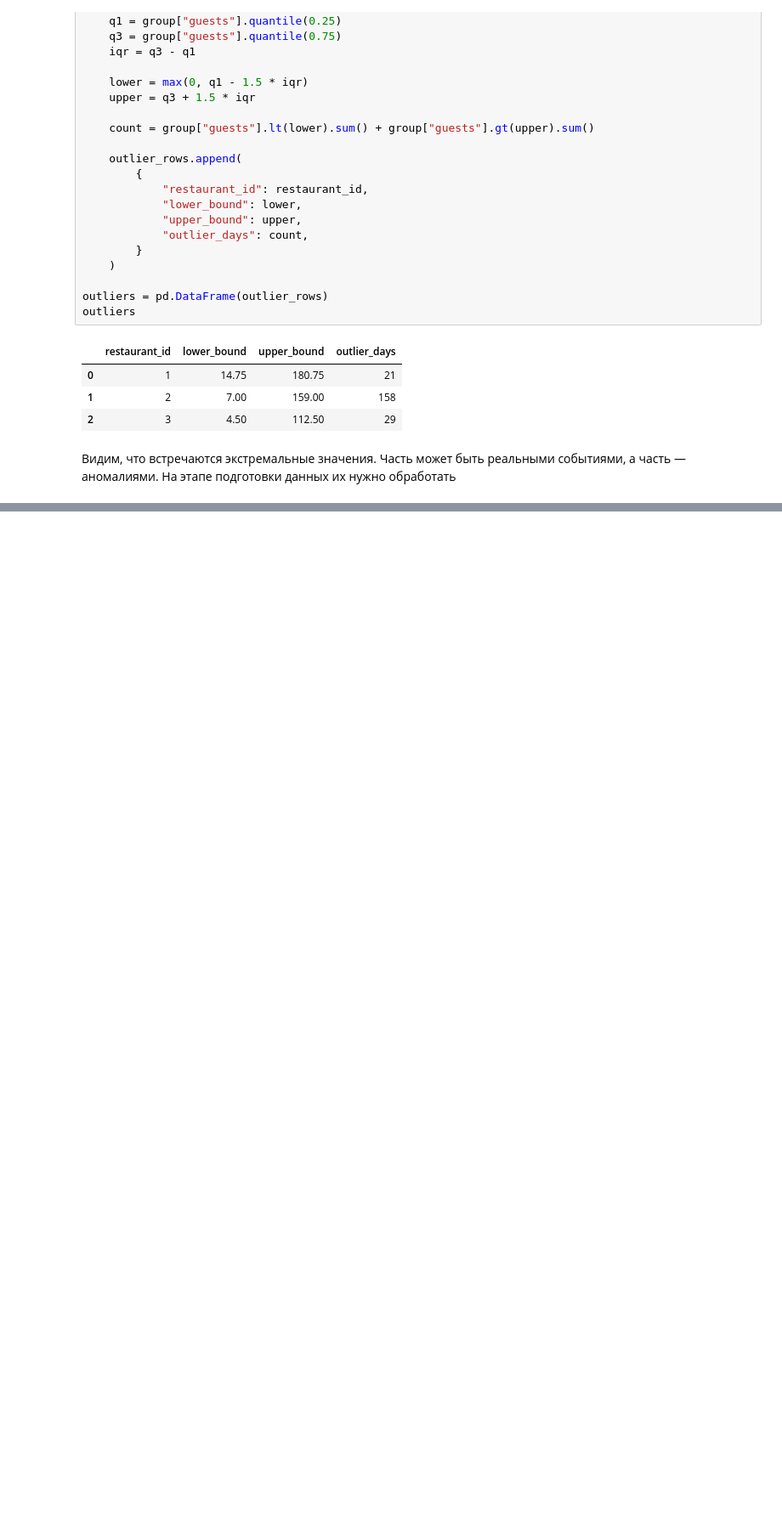
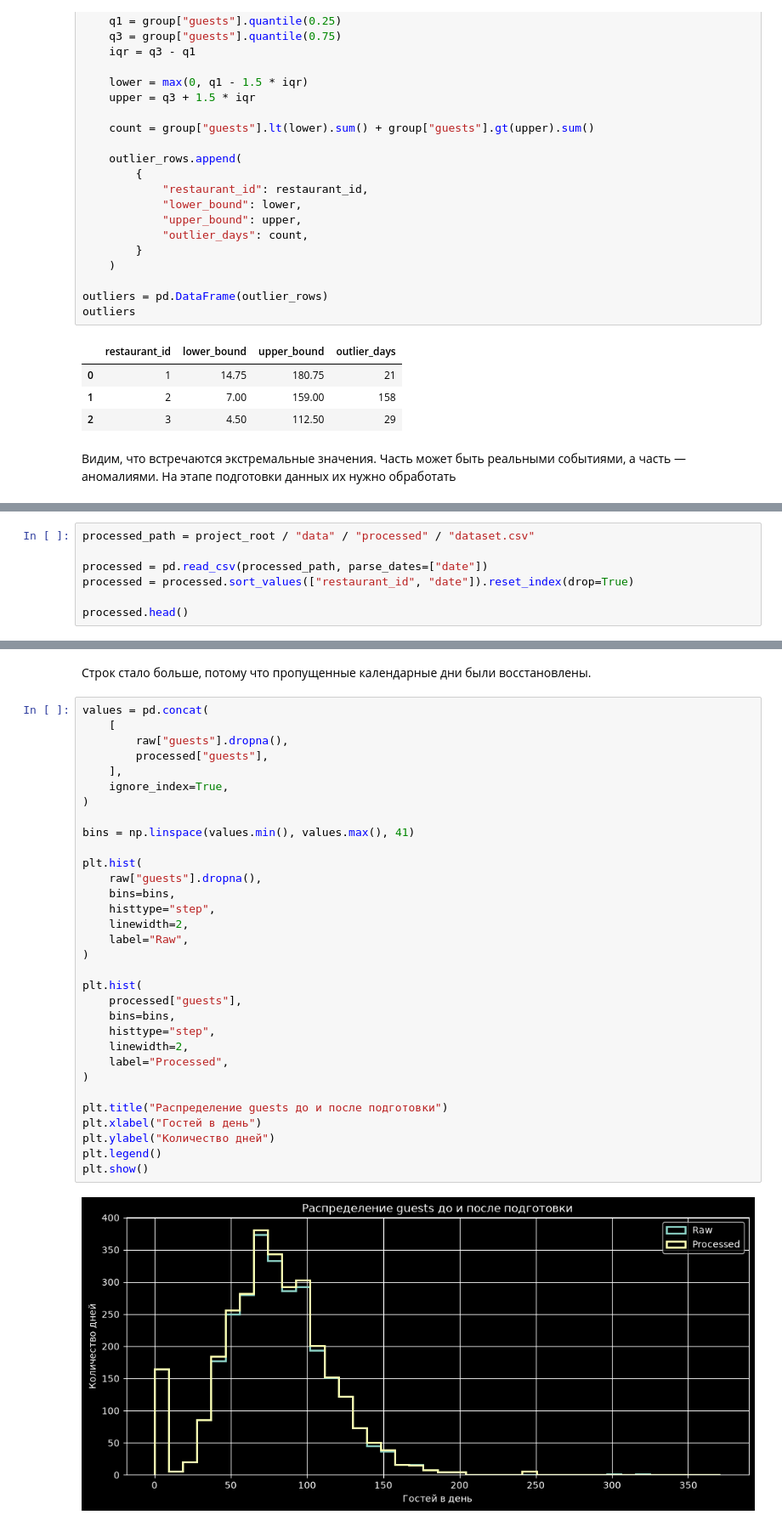
Before and after one commit to NoidHuma/guest-predictor, a Jupyter notebook: notebooks/01_eda.ipynb, the cells around one changed output, grey strips where cells are left out. Shown at 85% size. Drawn from its saved outputs; the diff is of its cells as text; blank space fills up the shorter version.

Commit message:
add processed data EDA

```diff
--- a/notebooks/01_eda.ipynb
+++ b/notebooks/01_eda.ipynb
@@ -282,0 +288,7 @@ outliers
+# %%
+processed_path = project_root / "data" / "processed" / "dataset.csv"
+
+processed = pd.read_csv(processed_path, parse_dates=["date"])
+processed = processed.sort_values(["restaurant_id", "date"]).reset_index(drop=True)
+
+processed.head()
@@ -282,0 +372,36 @@ outliers
+# %% [markdown]
+Строк стало больше, потому что пропущенные календарные дни были восстановлены.
+# %%
+values = pd.concat(
+    [
+        raw["guests"].dropna(),
+        processed["guests"],
+    ],
+    ignore_index=True,
+)
+
+bins = np.linspace(values.min(), values.max(), 41)
+
+plt.hist(
+    raw["guests"].dropna(),
+    bins=bins,
+    histtype="step",
+    linewidth=2,
+    label="Raw",
+)
+
+plt.hist(
+    processed["guests"],
+    bins=bins,
+    histtype="step",
+    linewidth=2,
+    label="Processed",
+)
+
+plt.title("Распределение guests до и после подготовки")
+plt.xlabel("Гостей в день")
+plt.ylabel("Количество дней")
+plt.legend()
+plt.show()
+# %% [output]
+[figure, added]
```
Also changed, not shown: parts of 13 cells of this notebook.
